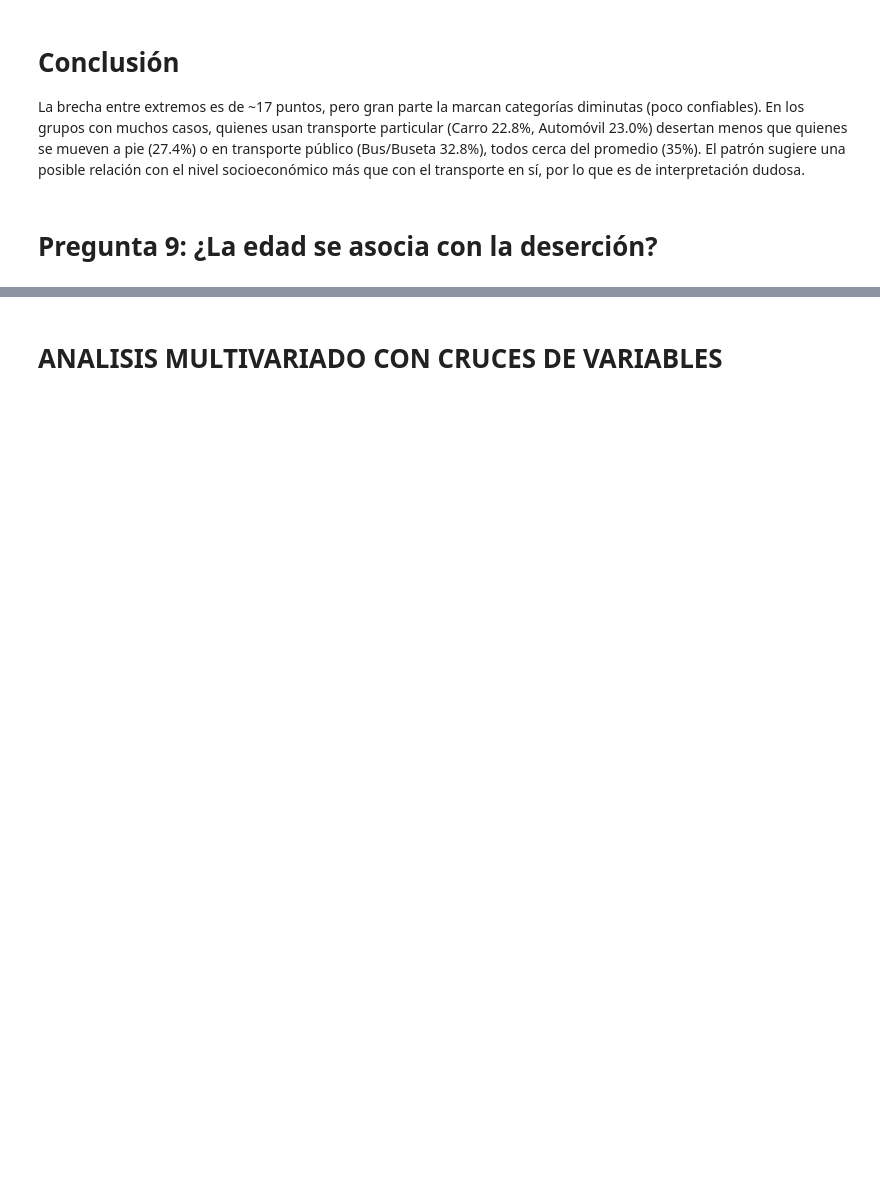
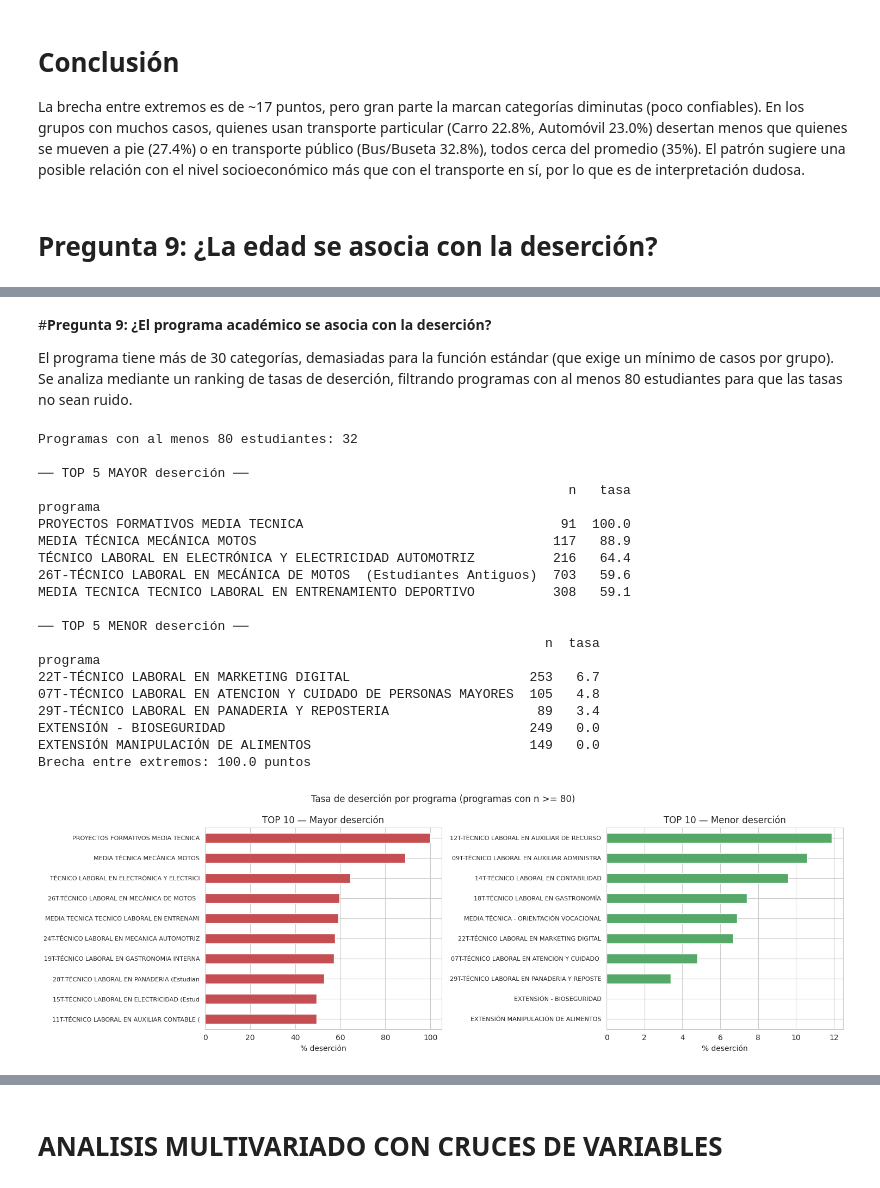
Before and after one commit to LuisBetancourt11/Proyecto_Ciencia_Datos, a Jupyter notebook: notebook/03_EDA.ipynb, the cells around one changed output, grey strips where cells are left out. Saved outputs shown, nothing was run; the diff lists cells and outputs as text; code cells hidden in the pictures; blank space fills up the shorter version.

```diff
--- a/notebook/03_EDA.ipynb
+++ b/notebook/03_EDA.ipynb
@@ -315,0 +296,66 @@ La edad de quienes desertan (media 29.1 años) y de quienes no (28.3 años) es c
+# %% [markdown]
+#**Pregunta 9: ¿El programa académico se asocia con la deserción?**
+
+El programa tiene más de 30 categorías, demasiadas para la función estándar (que exige un mínimo de
+casos por grupo). Se analiza mediante un ranking de tasas de deserción, filtrando programas con al
+menos 80 estudiantes para que las tasas no sean ruido.
+# %%
+prog = d.groupby('programa')['desercion'].agg(n='count', tasa='mean')
+prog = prog[prog['n'] >= 80]
+prog['tasa'] = (prog['tasa'] * 100).round(1)
+prog = prog.sort_values('tasa', ascending=False)
+
+print(f"Programas con al menos 80 estudiantes: {len(prog)}\n")
+print("── TOP 5 MAYOR deserción ──")
+print(prog.head(5).to_string())
+print("\n── TOP 5 MENOR deserción ──")
+print(prog.tail(5).to_string())
+
+# Prueba de significancia sobre los programas con muestra suficiente
+sub = d[d['programa'].isin(prog.index)]
+p_val = chi2_contingency(pd.crosstab(sub['programa'], sub['desercion']))[1]
+brecha = (prog['tasa'].max() - prog['tasa'].min()) / 100
+print(f"Brecha entre extremos: {brecha*100:.1f} puntos")
+
+resultados.append({'variable': 'programa', 'p_value': p_val,
+                   'brecha': brecha, 'significativa': p_val < 0.05})
+
+# Gráfica: top 10 mayor y menor deserción
+fig, axes = plt.subplots(1, 2, figsize=(15, 5))
+
+top = prog.head(10).sort_values('tasa')
+top['tasa'].plot(kind='barh', ax=axes[0], color='#C44E52')
+axes[0].set_title('TOP 10 — Mayor deserción')
+axes[0].set_xlabel('% deserción'); axes[0].set_ylabel('')
+axes[0].set_yticklabels([t.get_text()[:42] for t in axes[0].get_yticklabels()], fontsize=8)
+
+bottom = prog.tail(10).sort_values('tasa')
+bottom['tasa'].plot(kind='barh', ax=axes[1], color='#55A868')
+axes[1].set_title('TOP 10 — Menor deserción')
+axes[1].set_xlabel('% deserción'); axes[1].set_ylabel('')
+axes[1].set_yticklabels([t.get_text()[:42] for t in axes[1].get_yticklabels()], fontsize=8)
+
+plt.suptitle('Tasa de deserción por programa (programas con n >= 80)')
+plt.tight_layout(); plt.show()
+# %% [output]
+Programas con al menos 80 estudiantes: 32
+
+── TOP 5 MAYOR deserción ──
+                                                                    n   tasa
+programa
+PROYECTOS FORMATIVOS MEDIA TECNICA                                 91  100.0
+MEDIA TÉCNICA MECÁNICA MOTOS                                      117   88.9
+TÉCNICO LABORAL EN ELECTRÓNICA Y ELECTRICIDAD AUTOMOTRIZ          216   64.4
+26T-TÉCNICO LABORAL EN MECÁNICA DE MOTOS  (Estudiantes Antiguos)  703   59.6
+MEDIA TECNICA TECNICO LABORAL EN ENTRENAMIENTO DEPORTIVO          308   59.1
+
+── TOP 5 MENOR deserción ──
+                                                                 n  tasa
+programa
+22T-TÉCNICO LABORAL EN MARKETING DIGITAL                       253   6.7
+07T-TÉCNICO LABORAL EN ATENCION Y CUIDADO DE PERSONAS MAYORES  105   4.8
+29T-TÉCNICO LABORAL EN PANADERIA Y REPOSTERIA                   89   3.4
+EXTENSIÓN - BIOSEGURIDAD                                       249   0.0
+EXTENSIÓN MANIPULACIÓN DE ALIMENTOS                            149   0.0
+Brecha entre extremos: 100.0 puntos
+[figure, added]
```
Also changed, not shown: parts of 39 cells of this notebook.
